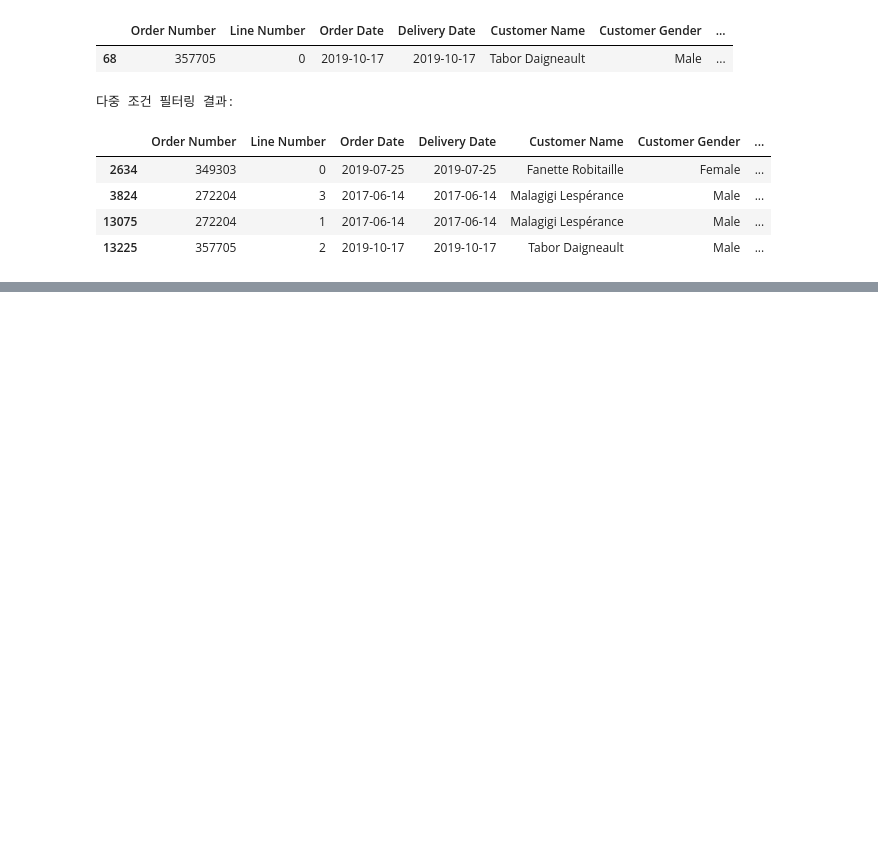
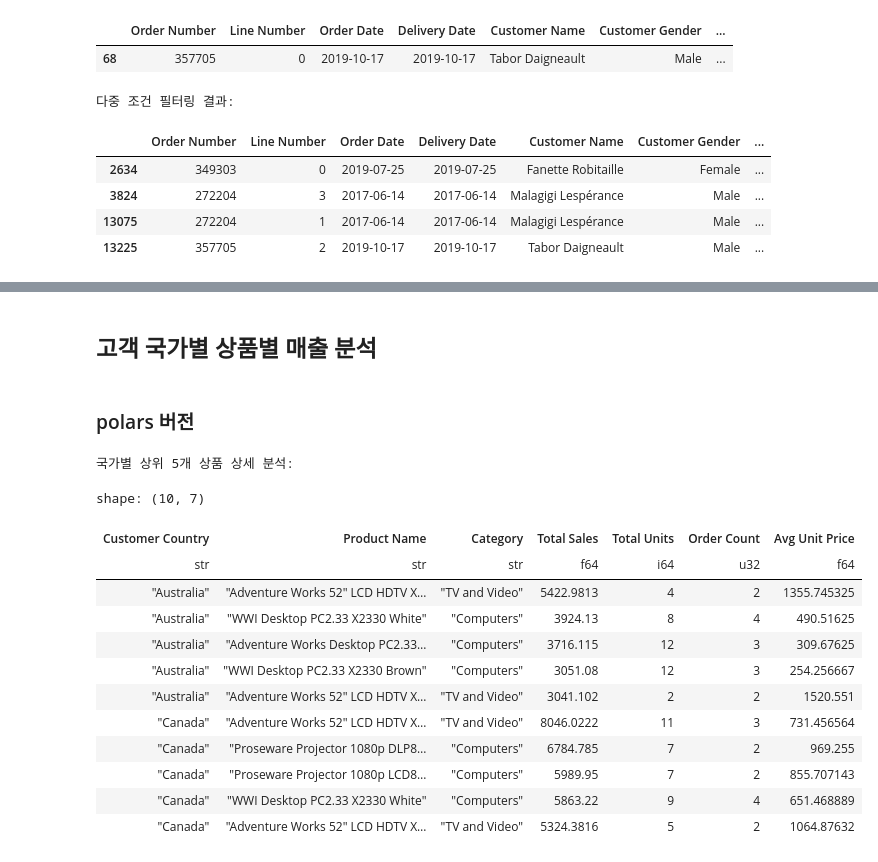
Before and after one commit to dschloe/polars_recipes, a Jupyter notebook: ch08_data_transformation.ipynb, the cells around one changed output, grey strips where cells are left out. Saved outputs shown, nothing was run; the diff lists cells and outputs as text; code cells hidden in the pictures; blank space fills up the shorter version.

```diff
--- a/ch08_data_transformation.ipynb
+++ b/ch08_data_transformation.ipynb
@@ -193,0 +530,42 @@ multi_condition
+# %% [markdown]
+## 고객 국가별 상품별 매출 분석
+# %% [markdown]
+### polars 버전
+# %%
+detailed_country_product = (
+    contoso_sales.group_by(["Customer Country", "Product Name", "Category"])
+    .agg([
+        pl.col("Net Price").sum().alias("Total Sales"),
+        pl.col("Quantity").sum().alias("Total Units"),
+        pl.col("Order Number").n_unique().alias("Order Count"),
+        (pl.col("Net Price").sum() / pl.col("Quantity").sum()).alias("Avg Unit Price")
+    ])
+    .sort(["Customer Country", "Total Sales"], descending=[False, True])
+    .group_by("Customer Country")
+    .head(5)
+)
+
+# Australia와 Canada가 먼저 나오도록 필터링하여 결합
+australia_data = detailed_country_product.filter(pl.col("Customer Country") == "Australia")
+canada_data = detailed_country_product.filter(pl.col("Customer Country") == "Canada")
+other_data = detailed_country_product.filter((pl.col("Customer Country") != "Australia") & (pl.col("Customer Country") != "Canada"))
+
+detailed_country_product = pl.concat([australia_data, canada_data, other_data])
+
+print("\n국가별 상위 5개 상품 상세 분석:")
+detailed_country_product.head(10)
+# %% [output]
+국가별 상위 5개 상품 상세 분석:
+shape: (10, 7)
+| Customer Country | Product Name | Category | Total Sales | Total Units | Order Count | Avg Unit Price |
+| str | str | str | f64 | i64 | u32 | f64 |
+| "Australia" | "Adventure Works 52" LCD HDTV X… | "TV and Video" | 5422.9813 | 4 | 2 | 1355.745325 |
+| "Australia" | "WWI Desktop PC2.33 X2330 White" | "Computers" | 3924.13 | 8 | 4 | 490.51625 |
+| "Australia" | "Adventure Works Desktop PC2.33… | "Computers" | 3716.115 | 12 | 3 | 309.67625 |
+| "Australia" | "WWI Desktop PC2.33 X2330 Brown" | "Computers" | 3051.08 | 12 | 3 | 254.256667 |
+| "Australia" | "Adventure Works 52" LCD HDTV X… | "TV and Video" | 3041.102 | 2 | 2 | 1520.551 |
+| "Canada" | "Adventure Works 52" LCD HDTV X… | "TV and Video" | 8046.0222 | 11 | 3 | 731.456564 |
+| "Canada" | "Proseware Projector 1080p DLP8… | "Computers" | 6784.785 | 7 | 2 | 969.255 |
+| "Canada" | "Proseware Projector 1080p LCD8… | "Computers" | 5989.95 | 7 | 2 | 855.707143 |
+| "Canada" | "WWI Desktop PC2.33 X2330 White" | "Computers" | 5863.22 | 9 | 4 | 651.468889 |
+| "Canada" | "Adventure Works 52" LCD HDTV X… | "TV and Video" | 5324.3816 | 5 | 2 | 1064.87632 |
```
Also changed, not shown: parts of 41 cells of this notebook, 4 other files.
